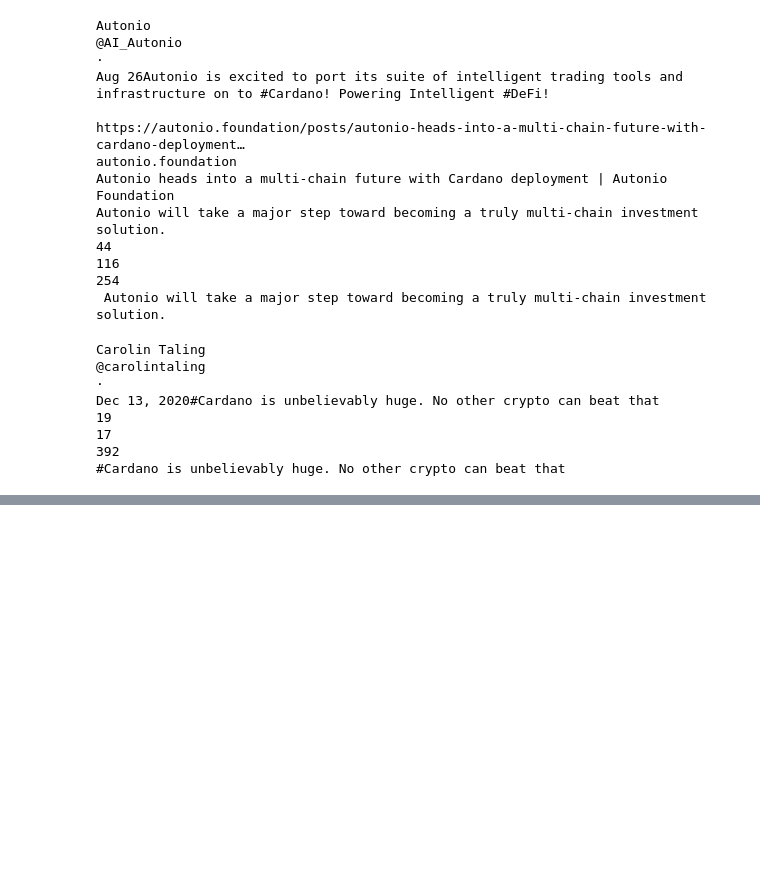
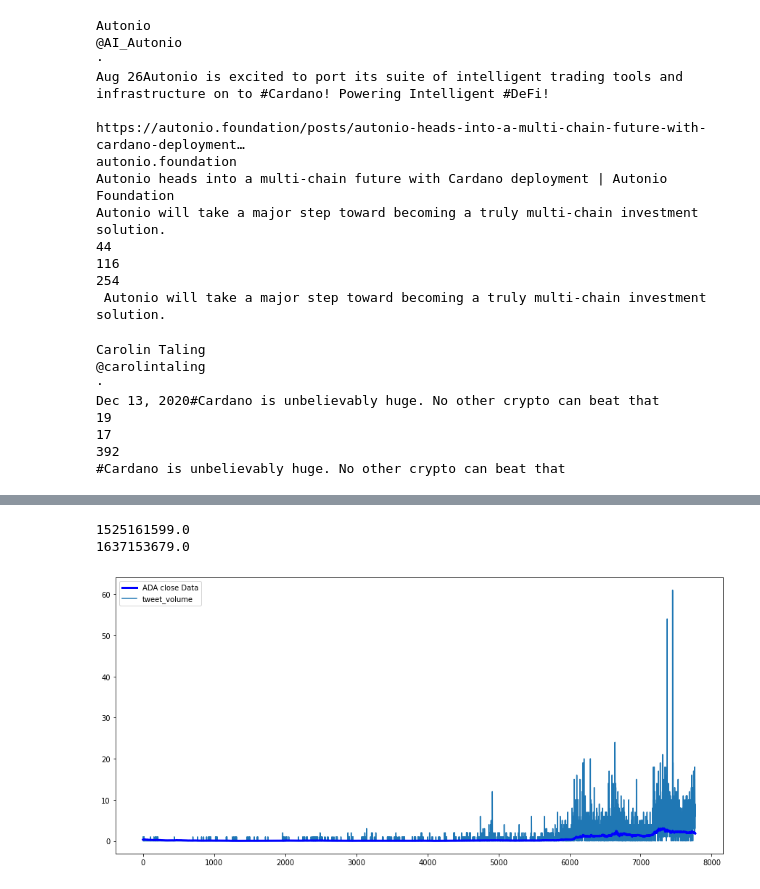
Before and after one commit to NonitMittal/crytpocurrency_price_prediction, a Jupyter notebook: webScraping/scrapping_dataProcessing.ipynb, the cells around one changed output, grey strips where cells are left out. Saved outputs shown, nothing was run; the diff lists cells and outputs as text; code cells hidden in the pictures; blank space fills up the shorter version.

Commit message:
Twitter_volume Analysis Done

```diff
--- a/webScraping/scrapping_dataProcessing.ipynb
+++ b/webScraping/scrapping_dataProcessing.ipynb
@@ -326,0 +329,5 @@ dt.to_csv(f"./twitter_tweets_final_1.csv", index = None, header=True)
+# %%
+# now calculating Twitter_data_volume
+import pandas as pd
+twitter_data = pd.read_csv("twitter_tweets_final_1.csv")
+ADA_data = pd.read_csv("../preparedData/ADAUSDT.csv")
@@ -326,0 +337,17 @@ dt.to_csv(f"./twitter_tweets_final_1.csv", index = None, header=True)
+# %%
+import datetime
+
+now1 = "2018-05-01 13:29:59"        # date format in ADA_data
+now2 = "2021-11-17T18:24:39.000Z"   # date format in twitter_data
+
+element1 = datetime.datetime.strptime(now1,"%Y-%m-%d %H:%M:%S")
+element2 = datetime.datetime.strptime(now2,"%Y-%m-%dT%H:%M:%S.%fZ")
+
+timestamp1 = datetime.datetime.timestamp(element1)
+timestamp2 = datetime.datetime.timestamp(element2)
+
+print(timestamp1)
+print(timestamp2)
+# %% [output]
+1525161599.0
+1637153679.0
@@ -326,0 +377,22 @@ dt.to_csv(f"./twitter_tweets_final_1.csv", index = None, header=True)
+# %%
+tweet_volume = []
+
+for i in range(len(openTime)):
+    tweets = twitter_data[
+        (twitter_data.Timestamp > openTime[i] )
+        &
+        (twitter_data.Timestamp < closeTime[i] )
+    ]
+
+    tweet_count = len(tweets)
+    tweet_volume.append (tweet_count)
+# %%
+import matplotlib.pyplot as plt
+
+plt.figure(figsize=(15, 7))
+plt.plot(ADA_data.close, zorder=2, lw=3, c="b", label = "ADA close Data")
+plt.plot(tweet_volume, zorder=1, label="tweet_volume")
+plt.legend()
+plt.show()
+# %% [output]
+[figure, added]
```
Also changed, not shown: parts of 3 cells of this notebook, 2 other files.
